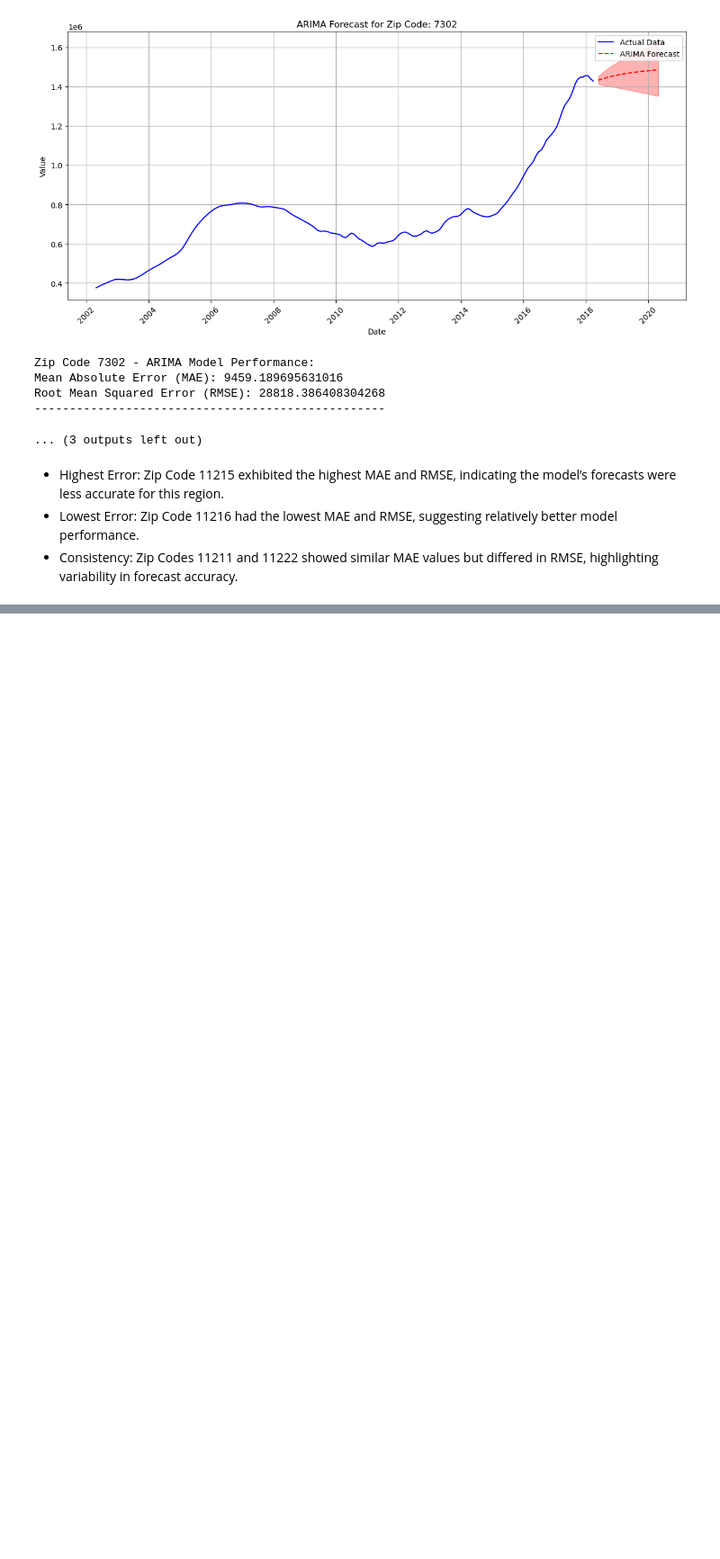
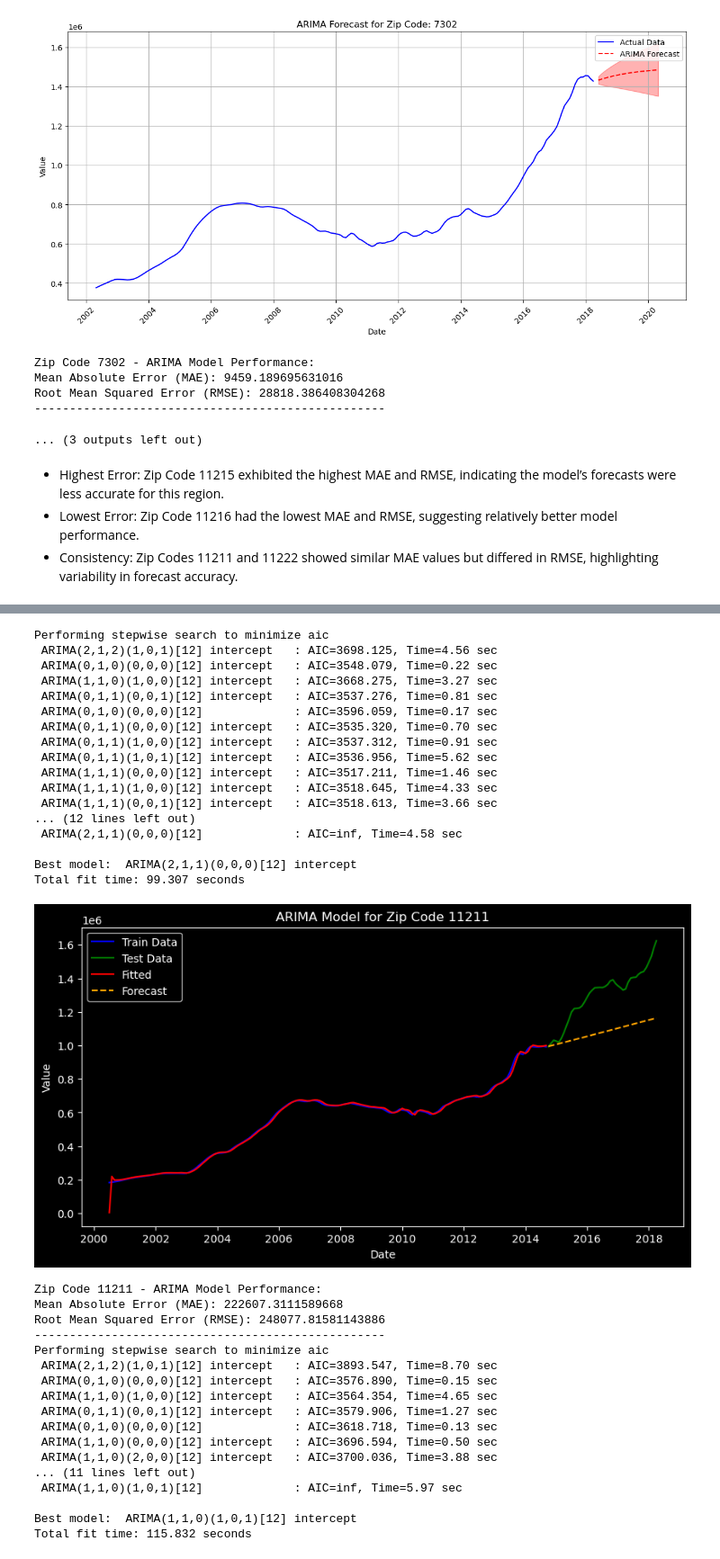
Before and after one commit to PaulMuniu/Phase-4-Group-Project, a Jupyter notebook: Student.ipynb, the cells around one changed output, grey strips where cells are left out. Shown at 90% size. Drawn from its saved outputs; the diff is of its cells as text; code cells hidden in the pictures; blank space fills up the shorter version.

```diff
--- a/Student.ipynb
+++ b/Student.ipynb
@@ -1188,0 +1332,80 @@ Root Mean Squared Error (RMSE): 28818.386408304268
+# %%
+import pmdarima as pm
+from sklearn.metrics import mean_absolute_error, mean_squared_error
+
+zip_codes = ['11211', '11222', '11216', '7302', '11215']
+for zipcode in zip_codes:
+    # Retrieve the time series data for the current zip code
+    ts = globals()['ts_' + zipcode]  # Adjust if your time series DataFrame variable names are different
+
+    # Calculate the split index for training and testing
+    train_size = 0.80  # Training size as a proportion of the dataset
+    split_idx = round(len(ts) * train_size)
+
+    # Split the time series data into train and test sets
+    train = ts.iloc[:split_idx]
+    test = ts.iloc[split_idx:]
+
+    # Fit the AutoARIMA model with seasonal parameters to the training data
+    model = pm.auto_arima(train, trace=True, error_action='ignore', suppress_warnings=True, stepwise=True, seasonal=True, m=12)
+    model.fit(train)
+
+    # Generate forecasts for the test period
+    forecast = model.predict(n_periods=len(test))
+
+    # Plot the actual, fitted, and forecasted values
+    plt.figure(figsize=(10, 5))
+    plt.plot(train.index, train.values, label='Train Data', color='blue')
+    plt.plot(test.index, test.values, label='Test Data', color='green')
+    plt.plot(train.index, model.predict_in_sample(), label='Fitted', color='red')
+    plt.plot(test.index, forecast, label='Forecast', color='orange', linestyle='dashed')
+    plt.title(f'ARIMA Model for Zip Code {zipcode}')
+    plt.xlabel('Date')
+    plt.ylabel('Value')
+    plt.legend()
+    plt.show()
+
+    # Evaluate the model
+    mae = mean_absolute_error(test, forecast)
+    rmse = mean_squared_error(test, forecast, squared=False)
+
+    print(f'Zip Code {zipcode} - ARIMA Model Performance:')
+    print(f'Mean Absolute Error (MAE): {mae}')
+    print(f'Root Mean Squared Error (RMSE): {rmse}')
+    print('--------------------------------------------------')
+# %% [output]
+Performing stepwise search to minimize aic
+ ARIMA(2,1,2)(1,0,1)[12] intercept   : AIC=3698.125, Time=4.56 sec
+ ARIMA(0,1,0)(0,0,0)[12] intercept   : AIC=3548.079, Time=0.22 sec
+ ARIMA(1,1,0)(1,0,0)[12] intercept   : AIC=3668.275, Time=3.27 sec
+ ARIMA(0,1,1)(0,0,1)[12] intercept   : AIC=3537.276, Time=0.81 sec
+ ARIMA(0,1,0)(0,0,0)[12]             : AIC=3596.059, Time=0.17 sec
+ ARIMA(0,1,1)(0,0,0)[12] intercept   : AIC=3535.320, Time=0.70 sec
+ ARIMA(0,1,1)(1,0,0)[12] intercept   : AIC=3537.312, Time=0.91 sec
+ ARIMA(0,1,1)(1,0,1)[12] intercept   : AIC=3536.956, Time=5.62 sec
+ ARIMA(1,1,1)(0,0,0)[12] intercept   : AIC=3517.211, Time=1.46 sec
+ ARIMA(1,1,1)(1,0,0)[12] intercept   : AIC=3518.645, Time=4.33 sec
+ ARIMA(1,1,1)(0,0,1)[12] intercept   : AIC=3518.613, Time=3.66 sec
+... (12 lines left out)
+ ARIMA(2,1,1)(0,0,0)[12]             : AIC=inf, Time=4.58 sec
+
+Best model:  ARIMA(2,1,1)(0,0,0)[12] intercept
+Total fit time: 99.307 seconds
+[figure, added]
+Zip Code 11211 - ARIMA Model Performance:
+Mean Absolute Error (MAE): 222607.3111589668
+Root Mean Squared Error (RMSE): 248077.81581143886
+--------------------------------------------------
+Performing stepwise search to minimize aic
+ ARIMA(2,1,2)(1,0,1)[12] intercept   : AIC=3893.547, Time=8.70 sec
+ ARIMA(0,1,0)(0,0,0)[12] intercept   : AIC=3576.890, Time=0.15 sec
+ ARIMA(1,1,0)(1,0,0)[12] intercept   : AIC=3564.354, Time=4.65 sec
+ ARIMA(0,1,1)(0,0,1)[12] intercept   : AIC=3579.906, Time=1.27 sec
+ ARIMA(0,1,0)(0,0,0)[12]             : AIC=3618.718, Time=0.13 sec
+ ARIMA(1,1,0)(0,0,0)[12] intercept   : AIC=3696.594, Time=0.50 sec
+ ARIMA(1,1,0)(2,0,0)[12] intercept   : AIC=3700.036, Time=3.88 sec
+... (11 lines left out)
+ ARIMA(1,1,0)(1,0,1)[12]             : AIC=inf, Time=5.97 sec
+
+Best model:  ARIMA(1,1,0)(1,0,1)[12] intercept
+Total fit time: 115.832 seconds
```
Also changed, not shown: parts of 4 cells of this notebook.
